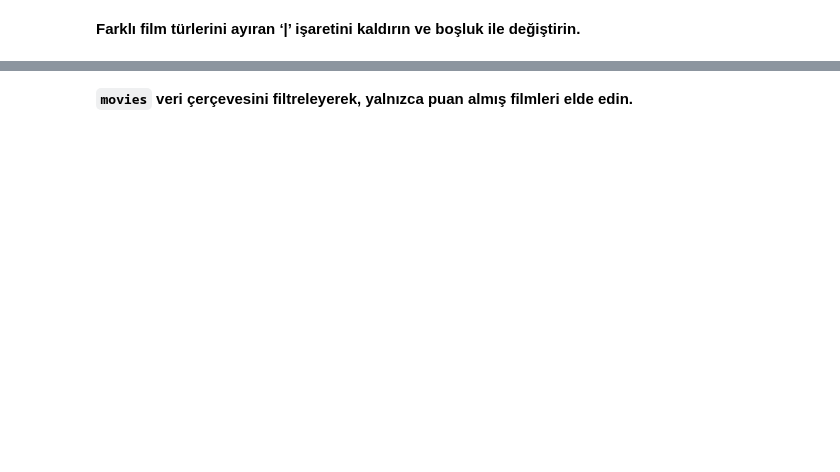
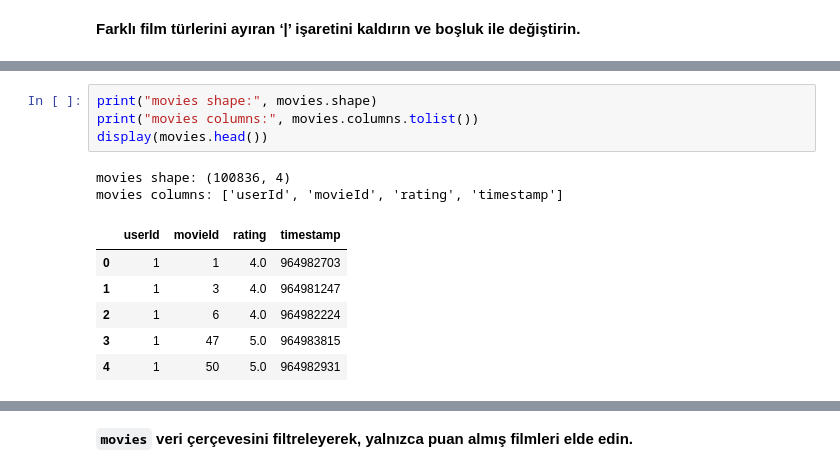
Before and after one commit to berkayturhan-boop/S17D3-S-data-movie-recommendation, a Jupyter notebook: recommender-system.ipynb, the cells around one changed output, grey strips where cells are left out. Drawn from its saved outputs; the diff is of its cells as text; blank space fills up the shorter version.

```diff
--- a/recommender-system.ipynb
+++ b/recommender-system.ipynb
@@ -39,0 +87,13 @@ __Farklı film türlerini ayıran ‘|’ işaretini kaldırın ve boşluk ile d
+# %%
+print("movies shape:", movies.shape)
+print("movies columns:", movies.columns.tolist())
+display(movies.head())
+# %% [output]
+movies shape: (100836, 4)
+movies columns: ['userId', 'movieId', 'rating', 'timestamp']
+|  | userId | movieId | rating | timestamp |
+| 0 | 1 | 1 | 4.0 | 964982703 |
+| 1 | 1 | 3 | 4.0 | 964981247 |
+| 2 | 1 | 6 | 4.0 | 964982224 |
+| 3 | 1 | 47 | 5.0 | 964983815 |
+| 4 | 1 | 50 | 5.0 | 964982931 |
```
Also changed, not shown: parts of 45 cells of this notebook.
